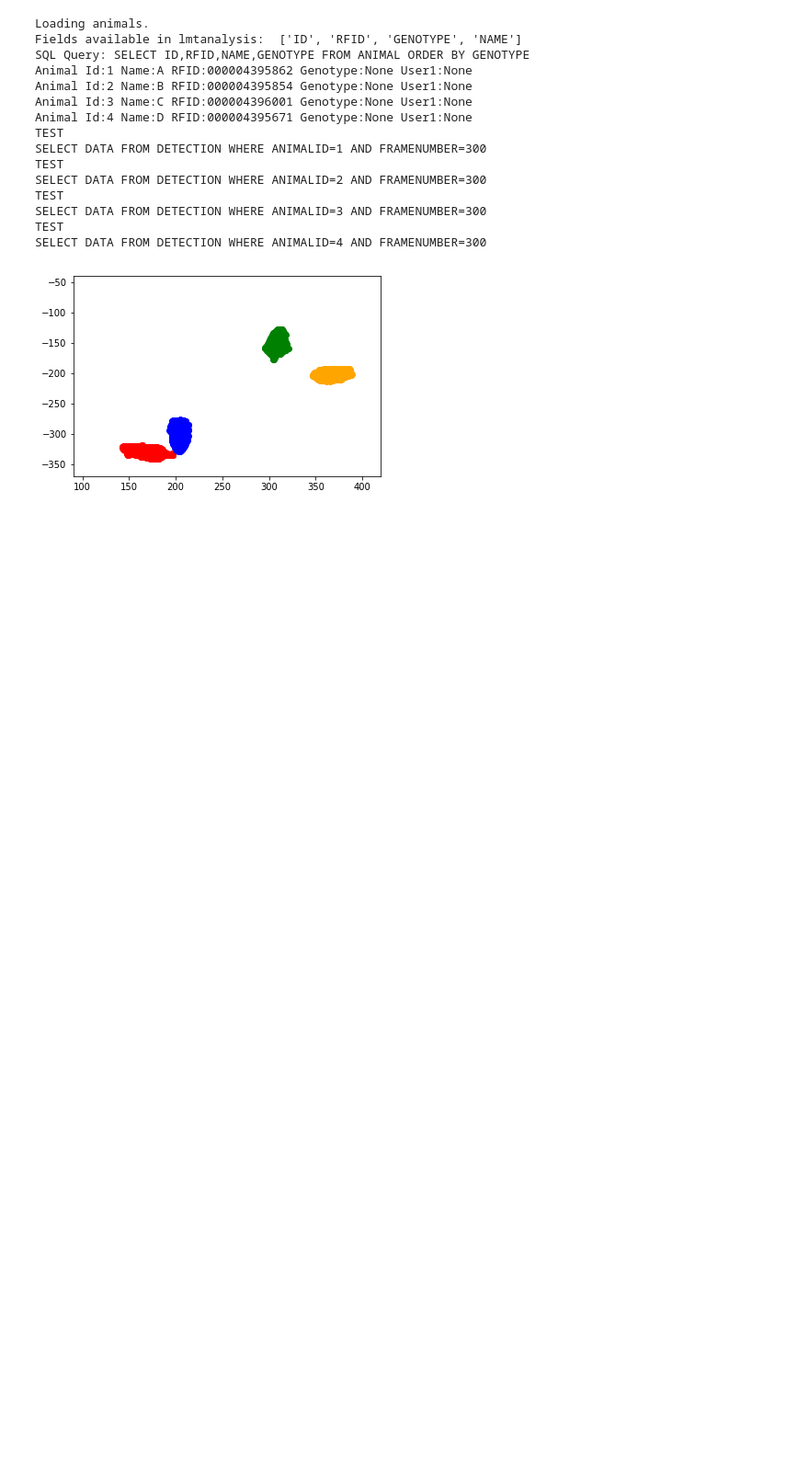
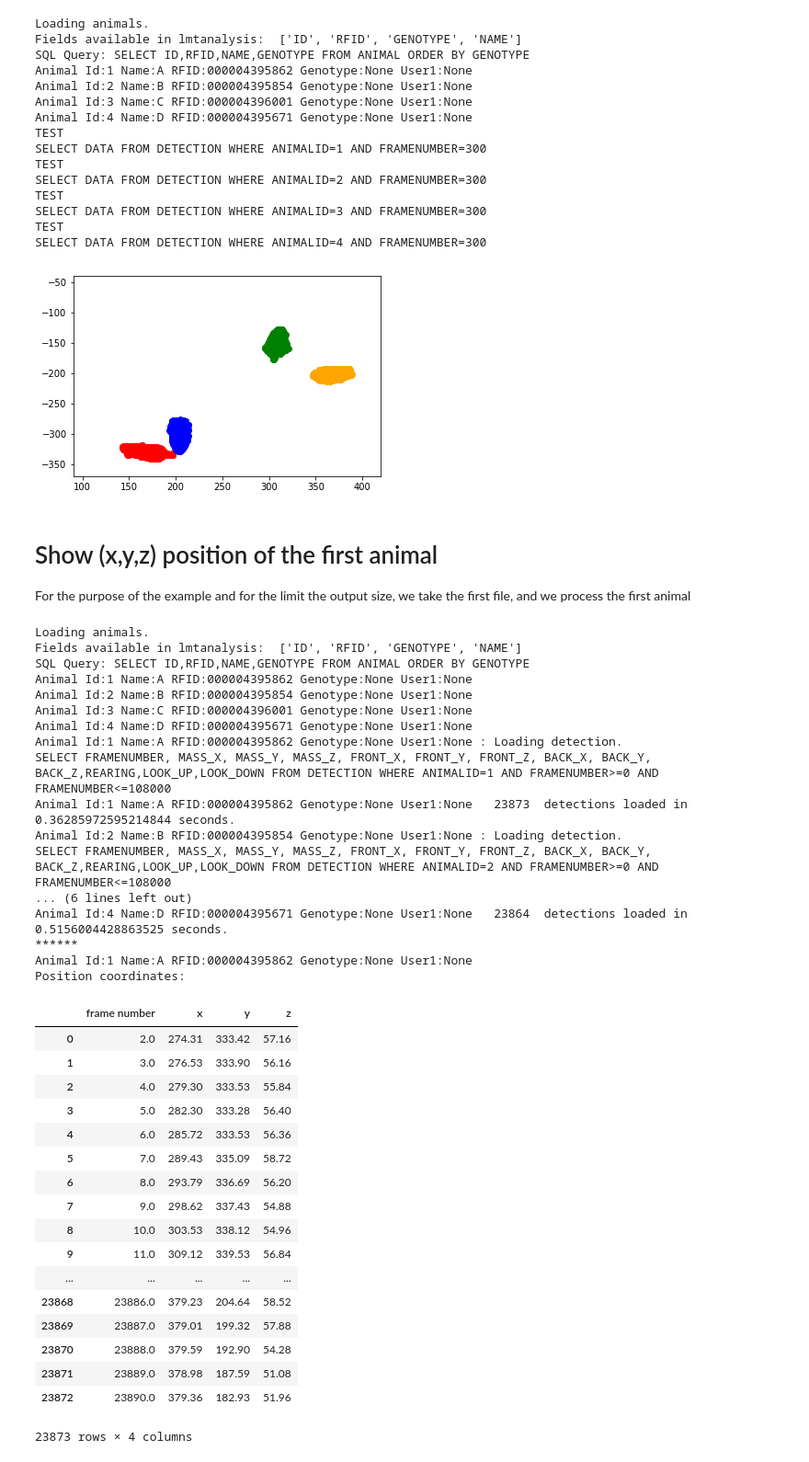
Before and after one commit to fdechaumont/lmt-analysis, a Jupyter notebook: LMT/examples/Examples with Jupyter.ipynb, the cells around one changed output. Shown at 92% size. Saved outputs shown, nothing was run; the diff lists cells and outputs as text; code cells hidden in the pictures; blank space fills up the shorter version.

```diff
--- a/LMT/examples/Examples with Jupyter.ipynb
+++ b/LMT/examples/Examples with Jupyter.ipynb
@@ -527,3 +531,76 @@ SELECT DATA FROM DETECTION WHERE ANIMALID=3 AND FRAMENUMBER=300
 TEST
 SELECT DATA FROM DETECTION WHERE ANIMALID=4 AND FRAMENUMBER=300
 [figure]
+# %% [markdown]
+# Show (x,y,z) position of the first animal
+For the purpose of the example and for the limit the output size, we take the first file, and we process the first animal
+# %%
+file = files[0]
+
+# connect to database
+connection = sqlite3.connect( file )
+
+# create an animalPool, which basically contains your animals
+animalPool = AnimalPool()
+
+animalPool.loadAnimals( connection )
+
+# load all detection (positions) of all animals for the first hour
+animalPool.loadDetection( start = 0, end = oneHour )
+
+animal = animalPool.animalDictionnary[1]
+
+print ("******")
+print ( animal )
+
+print ("Position coordinates:")
+
+data = []
+
+for detectionKey in animal.detectionDictionnary:
+    detection = animal.detectionDictionnary[ detectionKey ]
+    t = detectionKey
+    x = detection.massX
+    y = detection.massY
+    z = detection.massZ
+    data.append( [ t,x,y,z ] )
+
+df = pd.DataFrame( data = np.array( data ), columns=[ "frame number", "x","y","z" ] )
+
+df
+# %% [output]
+Loading animals.
+Fields available in lmtanalysis:  ['ID', 'RFID', 'GENOTYPE', 'NAME']
+SQL Query: SELECT ID,RFID,NAME,GENOTYPE FROM ANIMAL ORDER BY GENOTYPE
+Animal Id:1 Name:A RFID:000004395862 Genotype:None User1:None
+Animal Id:2 Name:B RFID:000004395854 Genotype:None User1:None
+Animal Id:3 Name:C RFID:000004396001 Genotype:None User1:None
+Animal Id:4 Name:D RFID:000004395671 Genotype:None User1:None
+Animal Id:1 Name:A RFID:000004395862 Genotype:None User1:None : Loading detection.
+SELECT FRAMENUMBER, MASS_X, MASS_Y, MASS_Z, FRONT_X, FRONT_Y, FRONT_Z, BACK_X, BACK_Y, BACK_Z,REARING,LOOK_UP,LOOK_DOWN FROM DETECTION WHERE ANIMALID=1 AND FRAMENUMBER>=0 AND FRAMENUMBER<=108000
+Animal Id:1 Name:A RFID:000004395862 Genotype:None User1:None   23873  detections loaded in 0.36285972595214844 seconds.
+Animal Id:2 Name:B RFID:000004395854 Genotype:None User1:None : Loading detection.
+SELECT FRAMENUMBER, MASS_X, MASS_Y, MASS_Z, FRONT_X, FRONT_Y, FRONT_Z, BACK_X, BACK_Y, BACK_Z,REARING,LOOK_UP,LOOK_DOWN FROM DETECTION WHERE ANIMALID=2 AND FRAMENUMBER>=0 AND FRAMENUMBER<=108000
+... (6 lines left out)
+Animal Id:4 Name:D RFID:000004395671 Genotype:None User1:None   23864  detections loaded in 0.5156004428863525 seconds.
+******
+Animal Id:1 Name:A RFID:000004395862 Genotype:None User1:None
+Position coordinates:
+|  | frame number | x | y | z |
+| 0 | 2.0 | 274.31 | 333.42 | 57.16 |
+| 1 | 3.0 | 276.53 | 333.90 | 56.16 |
+| 2 | 4.0 | 279.30 | 333.53 | 55.84 |
+| 3 | 5.0 | 282.30 | 333.28 | 56.40 |
+| 4 | 6.0 | 285.72 | 333.53 | 56.36 |
+| 5 | 7.0 | 289.43 | 335.09 | 58.72 |
+| 6 | 8.0 | 293.79 | 336.69 | 56.20 |
+| 7 | 9.0 | 298.62 | 337.43 | 54.88 |
+| 8 | 10.0 | 303.53 | 338.12 | 54.96 |
+| 9 | 11.0 | 309.12 | 339.53 | 56.84 |
+| ... | ... | ... | ... | ... |
+| 23868 | 23886.0 | 379.23 | 204.64 | 58.52 |
+| 23869 | 23887.0 | 379.01 | 199.32 | 57.88 |
+| 23870 | 23888.0 | 379.59 | 192.90 | 54.28 |
+| 23871 | 23889.0 | 378.98 | 187.59 | 51.08 |
+| 23872 | 23890.0 | 379.36 | 182.93 | 51.96 |
+23873 rows × 4 columns
```
Also changed, not shown: parts of 4 cells of this notebook.
